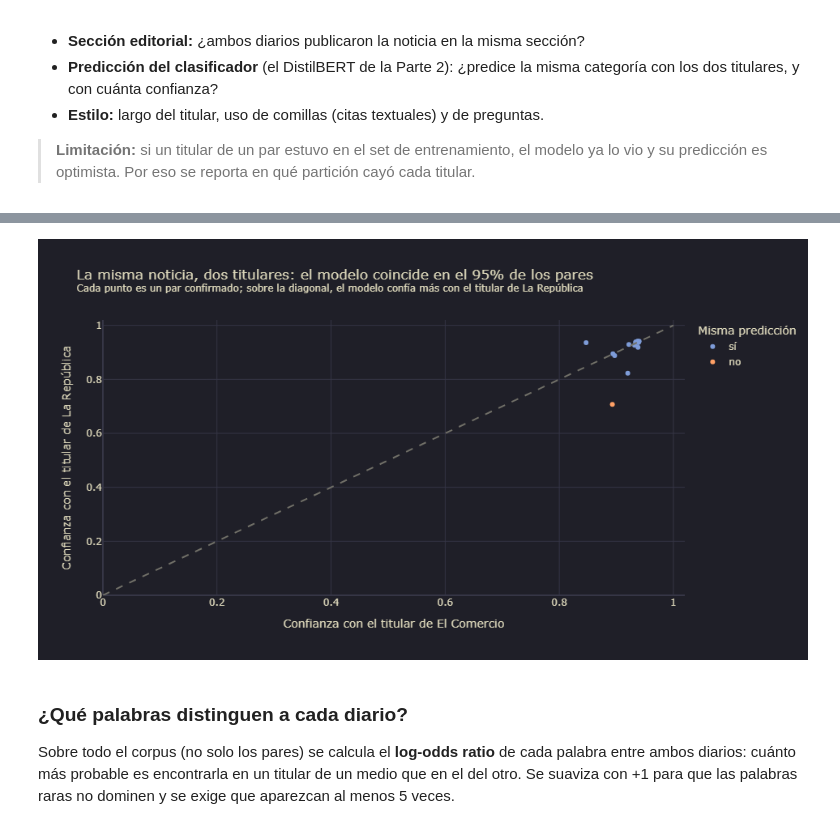
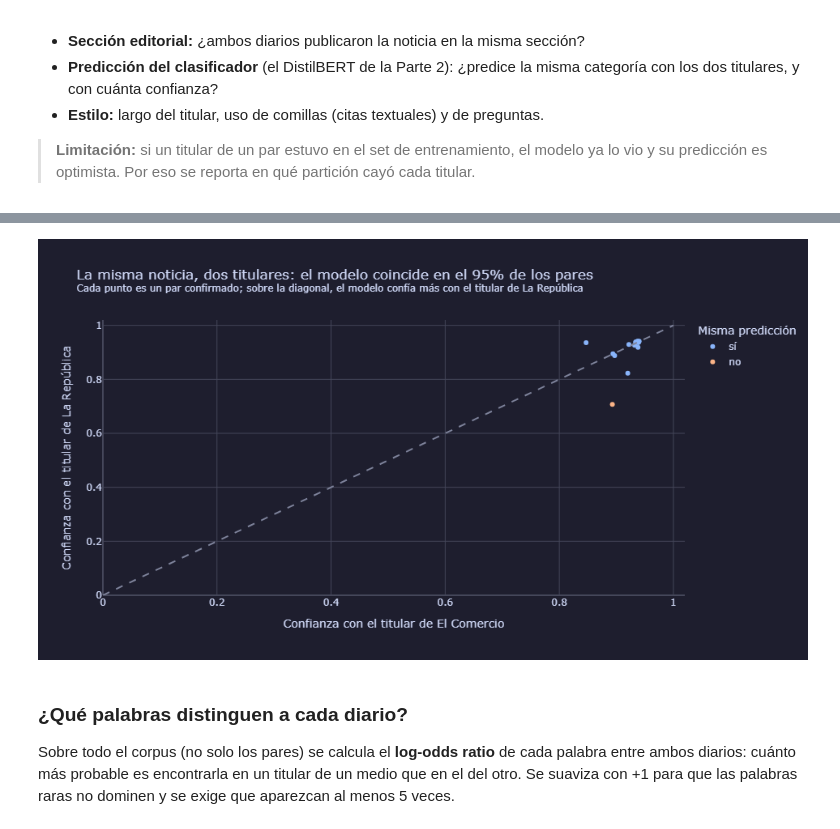
Before and after one commit to rodnm/intermediate-python-hw, a Jupyter notebook: tarea_1/03_innovacion.ipynb, the cells around one changed output, grey strips where cells are left out. Saved outputs shown, nothing was run; the diff lists cells and outputs as text; code cells hidden in the pictures.

```diff
--- a/tarea_1/03_innovacion.ipynb
+++ b/tarea_1/03_innovacion.ipynb
@@ -23,17 +23,17 @@ import plotly.express as px
 import plotly.io as pio
 from IPython.display import display
 
-import kanagawa  # paleta compartida con el dashboard; registra la plantilla de Plotly "kanagawa"
+import paleta  # paleta compartida con el dashboard; registra la plantilla de Plotly "catppuccin"
 
 pio.renderers.default = "plotly_mimetype+png"
 pio.renderers["png"].width, pio.renderers["png"].height = 950, 520
-pio.templates.default = "plotly_dark+kanagawa"
+pio.templates.default = "plotly_dark+catppuccin"
 pd.set_option("display.max_colwidth", 100)
 pd.set_option("display.max_rows", 80)
 
 SEED = 42
 CATEGORIAS = ["politica", "economia", "deportes", "ciencia_tecnologia"]
-COLORES_MEDIO = kanagawa.COLORES_MEDIO
+COLORES_MEDIO = paleta.COLORES_MEDIO
 DATOS, MODELO = Path("datos"), Path("modelo")
 
 df = pd.read_csv(DATOS / "noticias.csv")
@@ -336,18 +336,18 @@ Pares donde cambia la sección o la predicción:
 # %%
 misma = np.where(pares["pred_lr"] == pares["pred_ec"], "sí", "no")
 fig = px.scatter(pares, x="prob_ec", y="prob_lr", color=misma,
                  hover_data=["titular_lr", "titular_ec"], range_x=[0, 1.02], range_y=[0, 1.02],
-                 color_discrete_map={"sí": kanagawa.SERIE, "no": kanagawa.CONTRASTE},
+                 color_discrete_map={"sí": paleta.SERIE, "no": paleta.CONTRASTE},
                  labels={"prob_ec": "Confianza con el titular de El Comercio",
                          "prob_lr": "Confianza con el titular de La República", "color": "Misma predicción"},
                  title=(f"La misma noticia, dos titulares: el modelo coincide en el "
                         f"{(pares['pred_lr'] == pares['pred_ec']).mean():.0%} de los pares"
                         f"<br><sup>Cada punto es un par confirmado; sobre la diagonal, el modelo confía más con el "
                         f"titular de La República</sup>"))
-fig.add_shape(type="line", x0=0, y0=0, x1=1, y1=1, line=dict(dash="dash", color=kanagawa.GRIS))
+fig.add_shape(type="line", x0=0, y0=0, x1=1, y1=1, line=dict(dash="dash", color=paleta.GRIS))
 fig.show()
 # %% [output]
-[figure, old version]
+[figure, new version]
 # %% [markdown]
 ### ¿Qué palabras distinguen a cada diario?
 
```
Also changed, not shown: parts of 5 cells of this notebook, 7 other files.
